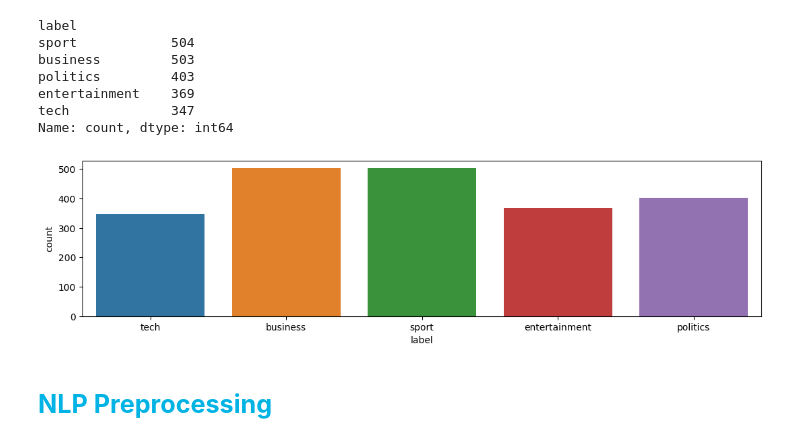
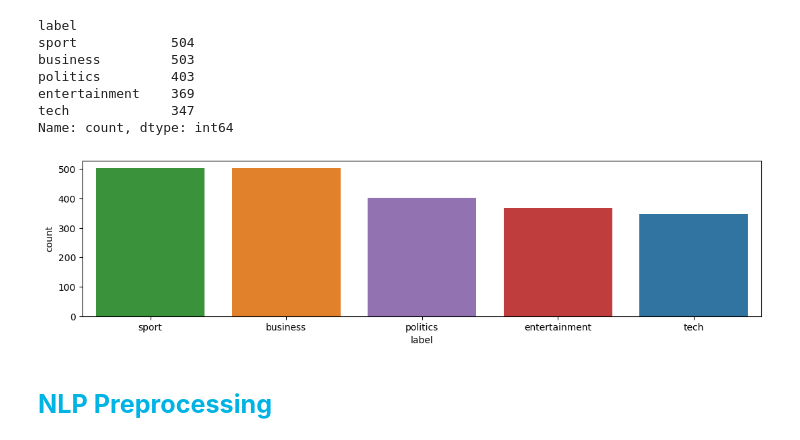
Before and after one commit to seyed7seyed/NLP, a Jupyter notebook: Text Classification BBC.ipynb, the cells around one changed output. Saved outputs shown, nothing was run; the diff lists cells and outputs as text; code cells hidden in the pictures.

```diff
--- a/Text Classification BBC.ipynb
+++ b/Text Classification BBC.ipynb
@@ -116,10 +116,10 @@ tech             347
 Name: count, dtype: int64
 # %%
 fig, ax = plt.subplots(figsize=(13,3))
-sns.countplot( data=data, x='label', ax=ax )
+sns.countplot( data=data, x='label', ax=ax, hue='label', order=data['label'].value_counts().index )
 plt.show()
 # %% [output]
-[figure, old version]
+[figure, new version]
 # %% [markdown]
 #####
 <span style="font-family:Arial; font-weight:Bold; font-size:1.8em; color:#00b3e5;"> NLP Preprocessing
```
Also changed, not shown: parts of 25 cells of this notebook.
